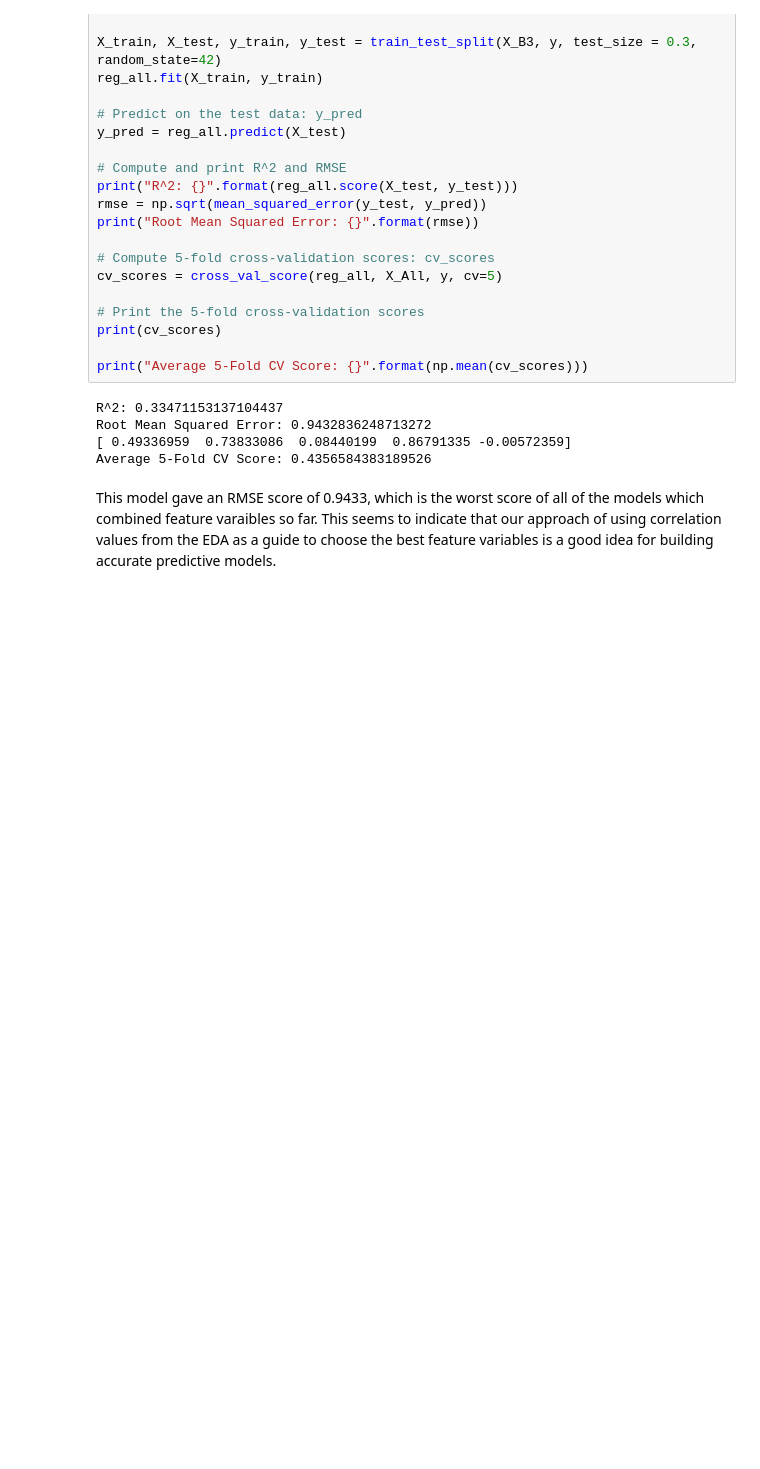
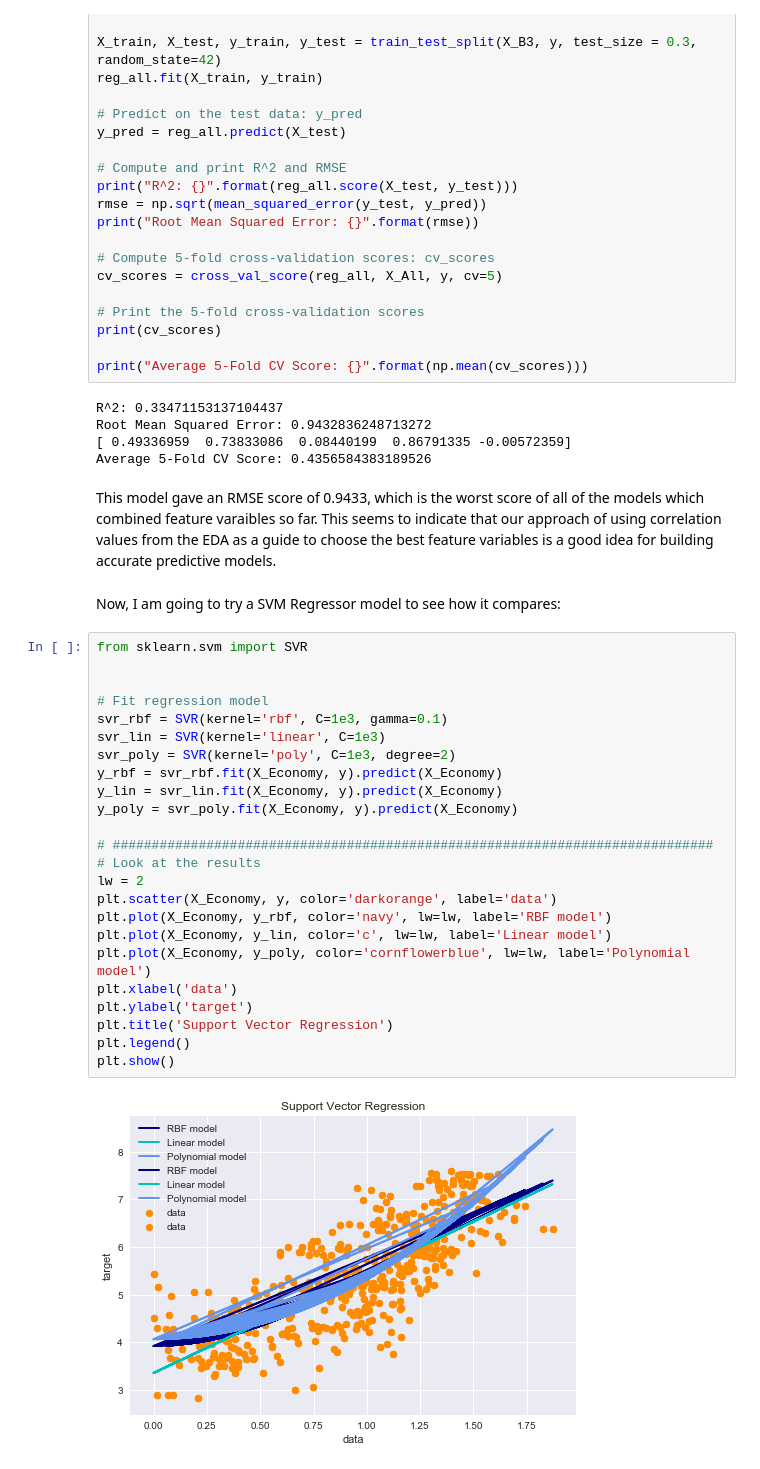
Before and after one commit to BradleyE1L/CapstoneProject2, a Jupyter notebook: Data Analysis/Global Happiness Data Analysis (matplotlib version).ipynb, the cells around one changed output. Saved outputs shown, nothing was run; the diff lists cells and outputs as text; blank space fills up the shorter version.

```diff
--- a/Data Analysis/Global Happiness Data Analysis (matplotlib version).ipynb
+++ b/Data Analysis/Global Happiness Data Analysis (matplotlib version).ipynb
@@ -680,3 +680,31 @@ Root Mean Squared Error: 0.9432836248713272
 Average 5-Fold CV Score: 0.4356584383189526
 # %% [markdown]
 This model gave an RMSE score of 0.9433, which is the worst score of all of the models which combined feature varaibles so far.  This seems to indicate that our approach of using correlation values from the EDA as a guide to choose the best feature variables is a good idea for building accurate predictive models.
+# %% [markdown]
+Now, I am going to try a SVM Regressor model to see how it compares:
+# %%
+from sklearn.svm import SVR
+
+
+# Fit regression model
+svr_rbf = SVR(kernel='rbf', C=1e3, gamma=0.1)
+svr_lin = SVR(kernel='linear', C=1e3)
+svr_poly = SVR(kernel='poly', C=1e3, degree=2)
+y_rbf = svr_rbf.fit(X_Economy, y).predict(X_Economy)
+y_lin = svr_lin.fit(X_Economy, y).predict(X_Economy)
+y_poly = svr_poly.fit(X_Economy, y).predict(X_Economy)
+
+# #############################################################################
+# Look at the results
+lw = 2
+plt.scatter(X_Economy, y, color='darkorange', label='data')
+plt.plot(X_Economy, y_rbf, color='navy', lw=lw, label='RBF model')
+plt.plot(X_Economy, y_lin, color='c', lw=lw, label='Linear model')
+plt.plot(X_Economy, y_poly, color='cornflowerblue', lw=lw, label='Polynomial model')
+plt.xlabel('data')
+plt.ylabel('target')
+plt.title('Support Vector Regression')
+plt.legend()
+plt.show()
+# %% [output]
+[figure, added]
```
Also changed, not shown: parts of 3 cells of this notebook.
